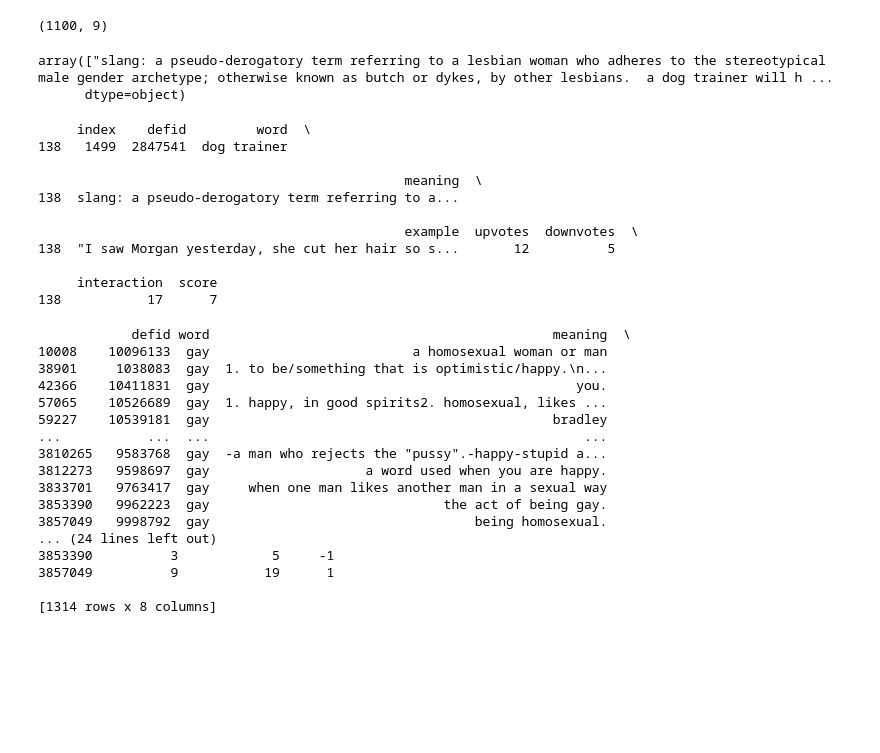
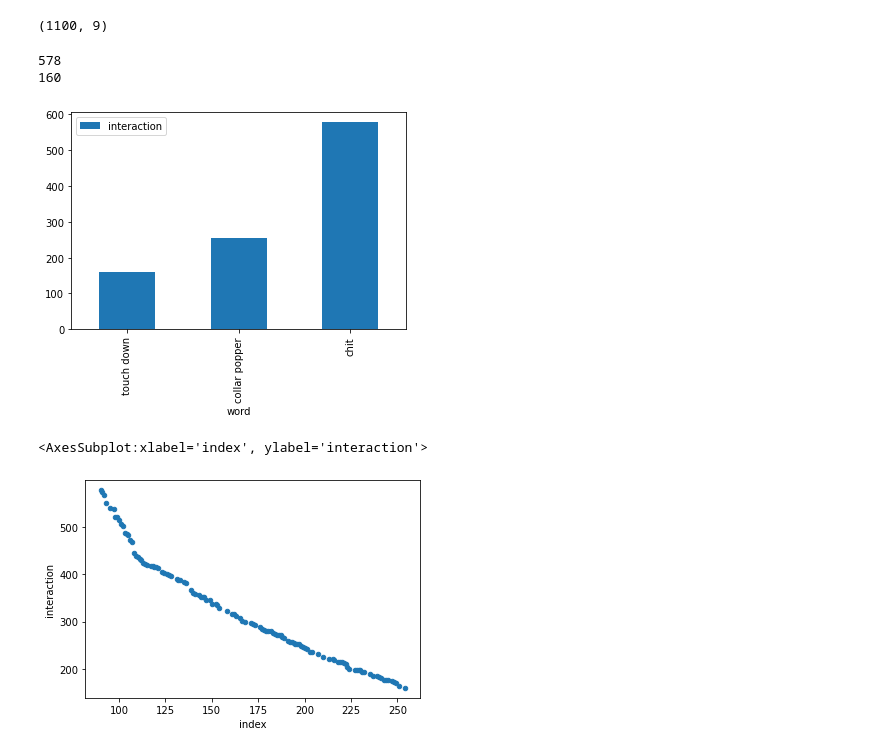
Before and after one commit to ItsmeHJB/DataScienceProject, a Jupyter notebook: Slur extraction.ipynb, the cells around one changed output. Saved outputs shown, nothing was run; the diff lists cells and outputs as text; code cells hidden in the pictures; blank space fills up the shorter version.

```diff
--- a/Slur extraction.ipynb
+++ b/Slur extraction.ipynb
@@ -382,42 +411,33 @@ print(slurs_subset.shape)
 (1100, 9)
 # %%
 slurs_subset.to_csv('Data/slur_subset.csv', columns = ['word'], index = False)
-# %%
-get_definition('dog trainer', slurs)
-# %% [output]
-array(["slang: a pseudo-derogatory term referring to a lesbian woman who adheres to the stereotypical male gender archetype; otherwise known as butch or dykes, by other lesbians.  a dog trainer will h ...
-      dtype=object)
-# %%
-print_entry('dog trainer', slurs_subset)
-# %% [output]
-     index    defid         word  \
-138   1499  2847541  dog trainer
-
-                                               meaning  \
-138  slang: a pseudo-derogatory term referring to a...
-
-                                               example  upvotes  downvotes  \
-138  "I saw Morgan yesterday, she cut her hair so s...       12          5
-
-     interaction  score
-138           17      7
-# %%
-print_entry('gay', raw_data)
-# %% [output]
-            defid word                                            meaning  \
-10008    10096133  gay                          a homosexual woman or man
-38901     1038083  gay  1. to be/something that is optimistic/happy.\n...
-42366    10411831  gay                                               you.
-57065    10526689  gay  1. happy, in good spirits2. homosexual, likes ...
-59227    10539181  gay                                            bradley
-...           ...  ...                                                ...
-3810265   9583768  gay  -a man who rejects the "pussy".-happy-stupid a...
-3812273   9598697  gay                    a word used when you are happy.
-3833701   9763417  gay     when one man likes another man in a sexual way
-3853390   9962223  gay                              the act of being gay.
-3857049   9998792  gay                                  being homosexual.
-... (24 lines left out)
-3853390          3            5     -1
-3857049          9           19      1
-
-[1314 rows x 8 columns]
+# %%
+tmp = tmp_df[(tmp_df['vote'] >= mn-(std/v1)) & (tmp_df['vote'] <= mn)]
+tmp.plot.bar(x='word', y='interaction')
+print(tmp.interaction.max())
+print(tmp.interaction.min())
+max_inter_large = tmp.interaction.max()
+min_inter_large = tmp.interaction.min()
+# %% [output]
+578
+160
+[figure, added]
+# %%
+# Get slurs using range listed above
+big_slur_subset = slurs[(slurs['interaction'] >= min_inter_large) & (slurs['interaction'] <= max_inter_large)]
+
+# Take out words that are less than 3 letters long
+big_slur_subset = big_slur_subset[[len(x) > 2 for x in big_slur_subset.word.tolist()]]
+# score > 1
+big_slur_subset = big_slur_subset[big_slur_subset.score > 1]
+# score > interaction / 4
+big_slur_subset = big_slur_subset[big_slur_subset.score > (big_slur_subset.interaction / 4)]
+
+# Count number of words and remove terms longer than 3 words
+big_slur_subset = big_slur_subset[[word_count(x) <= 3 for x in big_slur_subset.word.tolist()]]
+
+big_slur_subset.reset_index(inplace=True)
+big_slur_subset.plot.scatter(x='index', y='interaction')
+# %% [output]
+<AxesSubplot:xlabel='index', ylabel='interaction'>
+[figure, added]
```
Also changed, not shown: parts of 7 cells of this notebook.
